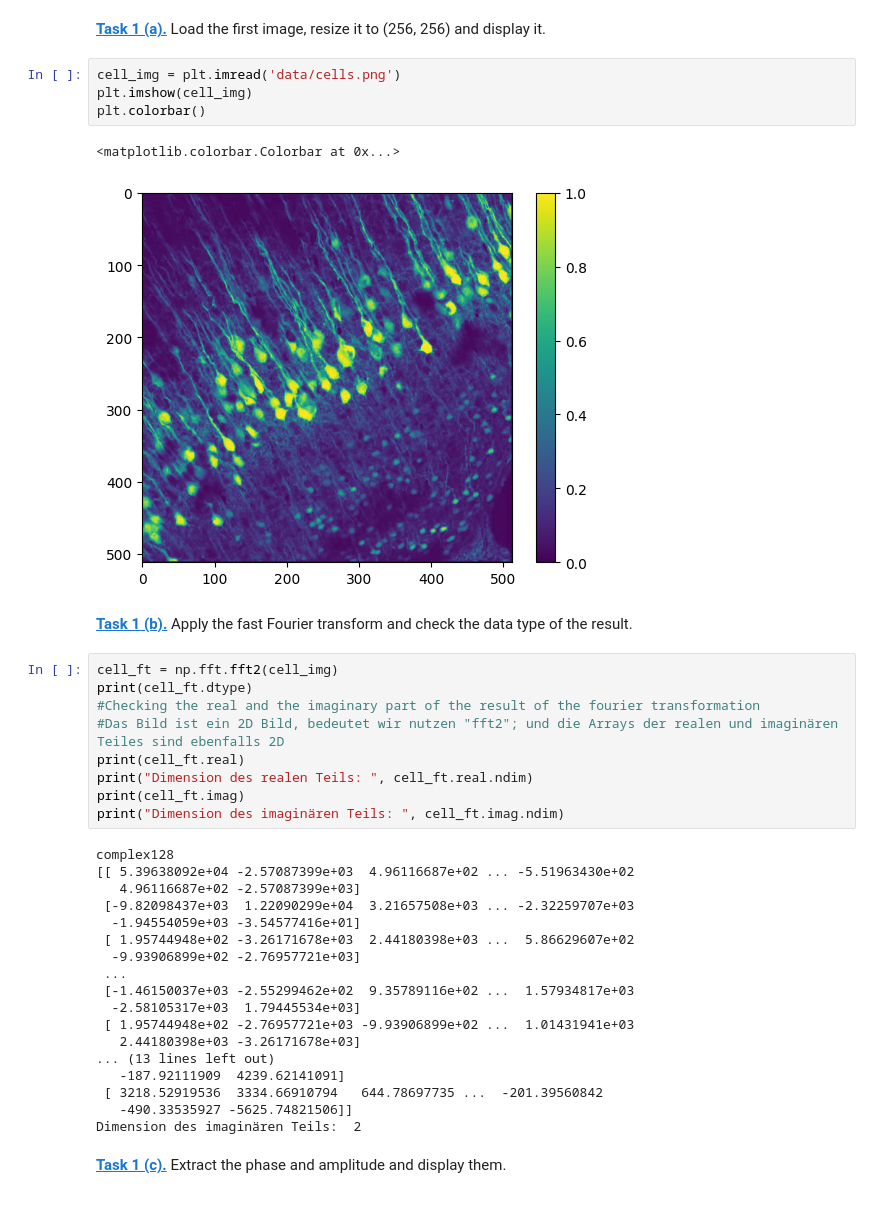
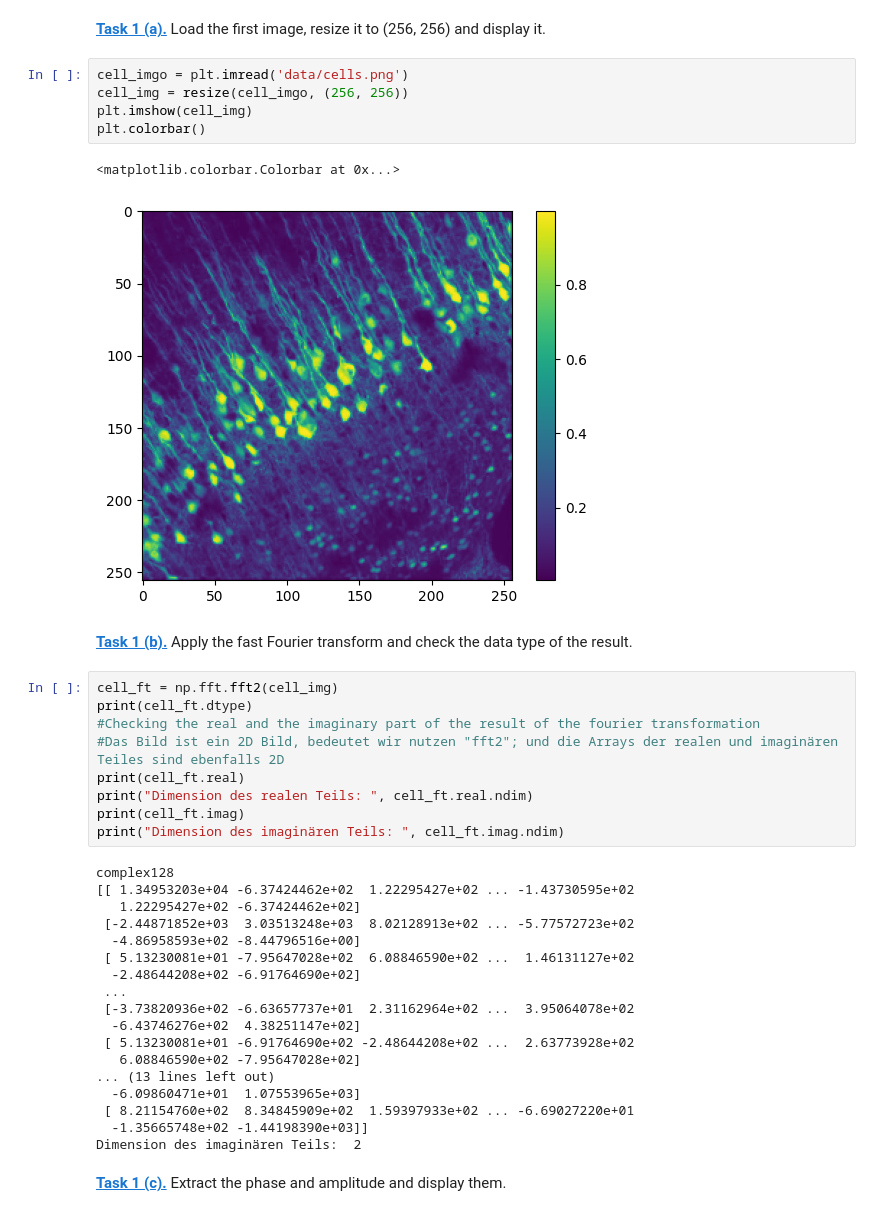
Before and after one commit to AlexandraKornelius/mobi-fs5-python, a Jupyter notebook: fourier.ipynb, the cells around one changed output. Saved outputs shown, nothing was run; the diff lists cells and outputs as text.

```diff
--- a/fourier.ipynb
+++ b/fourier.ipynb
@@ -8,12 +28,13 @@ from skimage.transform import resize
 # %% [markdown]
 **[Task 1 (a).]()** Load the first image, resize it to (256, 256) and display it.
 # %%
-cell_img = plt.imread('data/cells.png')
+cell_imgo = plt.imread('data/cells.png')
+cell_img = resize(cell_imgo, (256, 256))
 plt.imshow(cell_img)
 plt.colorbar()
 # %% [output]
 <matplotlib.colorbar.Colorbar at 0x...>
-[figure, old version]
+[figure, new version]
 # %% [markdown]
 **[Task 1 (b).]()** Apply the fast Fourier transform and check the data type of the result.
 # %%
@@ -27,21 +48,21 @@ print(cell_ft.imag)
 print("Dimension des imaginären Teils: ", cell_ft.imag.ndim)
 # %% [output]
 complex128
-[[ 5.39638092e+04 -2.57087399e+03  4.96116687e+02 ... -5.51963430e+02
-   4.96116687e+02 -2.57087399e+03]
- [-9.82098437e+03  1.22090299e+04  3.21657508e+03 ... -2.32259707e+03
-  -1.94554059e+03 -3.54577416e+01]
- [ 1.95744948e+02 -3.26171678e+03  2.44180398e+03 ...  5.86629607e+02
-  -9.93906899e+02 -2.76957721e+03]
+[[ 1.34953203e+04 -6.37424462e+02  1.22295427e+02 ... -1.43730595e+02
+   1.22295427e+02 -6.37424462e+02]
+ [-2.44871852e+03  3.03513248e+03  8.02128913e+02 ... -5.77572723e+02
+  -4.86958593e+02 -8.44796516e+00]
+ [ 5.13230081e+01 -7.95647028e+02  6.08846590e+02 ...  1.46131127e+02
+  -2.48644208e+02 -6.91764690e+02]
  ...
- [-1.46150037e+03 -2.55299462e+02  9.35789116e+02 ...  1.57934817e+03
-  -2.58105317e+03  1.79445534e+03]
- [ 1.95744948e+02 -2.76957721e+03 -9.93906899e+02 ...  1.01431941e+03
-   2.44180398e+03 -3.26171678e+03]
+ [-3.73820936e+02 -6.63657737e+01  2.31162964e+02 ...  3.95064078e+02
+  -6.43746276e+02  4.38251147e+02]
+ [ 5.13230081e+01 -6.91764690e+02 -2.48644208e+02 ...  2.63773928e+02
+   6.08846590e+02 -7.95647028e+02]
 ... (13 lines left out)
-   -187.92111909  4239.62141091]
- [ 3218.52919536  3334.66910794   644.78697735 ...  -201.39560842
-   -490.33535927 -5625.74821506]]
+  -6.09860471e+01  1.07553965e+03]
+ [ 8.21154760e+02  8.34845909e+02  1.59397933e+02 ... -6.69027220e+01
+  -1.35665748e+02 -1.44198390e+03]]
 Dimension des imaginären Teils:  2
 # %% [markdown]
 **[Task 1 (c).]()** Extract the phase and amplitude and display them.
```
Also changed, not shown: parts of 10 cells of this notebook.
